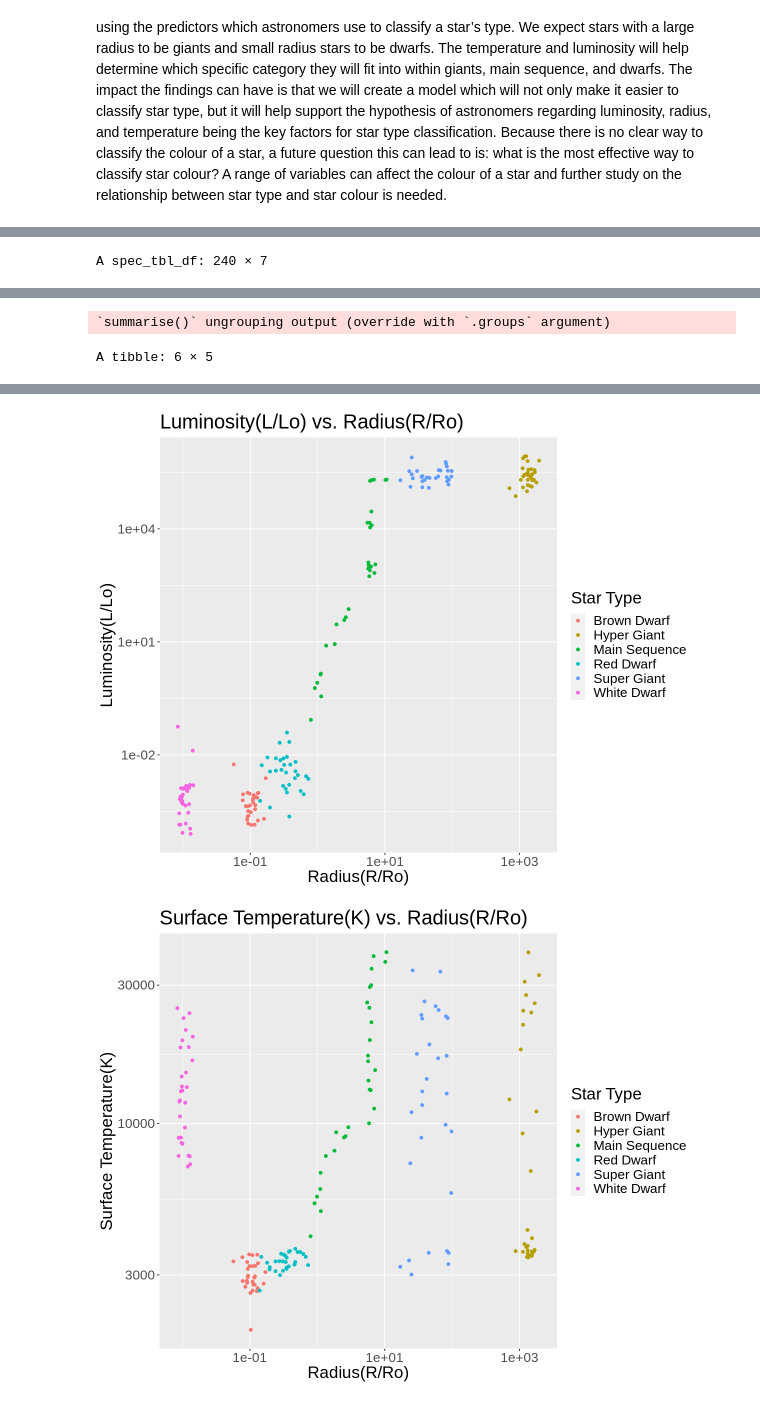
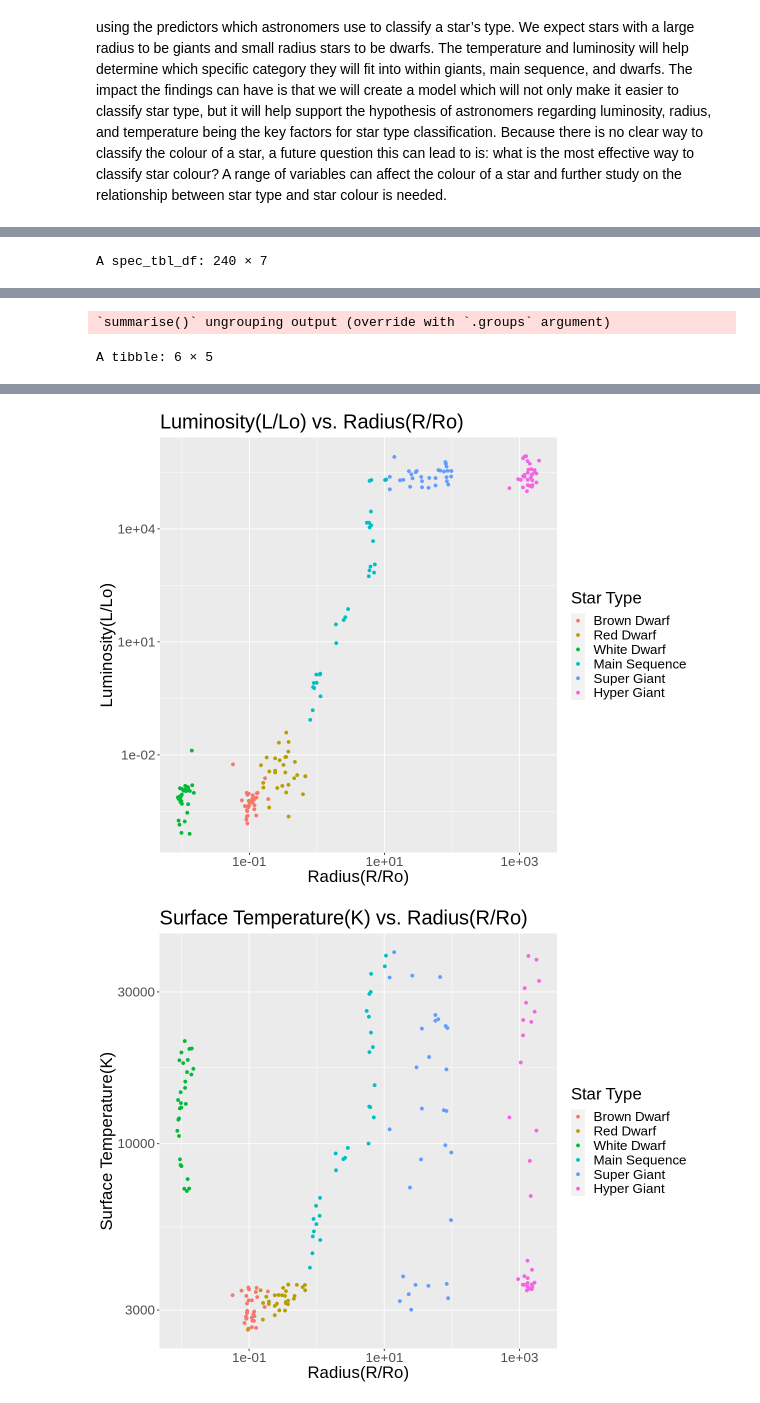
Before and after one commit to KarnS1o3/DSCI-project, a Jupyter notebook: Group_Project_proposal.ipynb, the cells around one changed output, grey strips where cells are left out. Drawn from its saved outputs; the diff is of its cells as text; code cells hidden in the pictures.

```diff
--- a/Group_Project_proposal.ipynb
+++ b/Group_Project_proposal.ipynb
@@ -43,7 +43,7 @@ star_data$star_type[star_data$star_type == 4] <- "Super Giant"
 star_data$star_type[star_data$star_type == 5] <- "Hyper Giant"
 
 star_data <- star_data %>%
-    mutate()
+    mutate(star_type = as_factor(star_type))
 
 star_data
 #Split the data into a training set and testing set
@@ -135,2 +135,2 @@ A tibble: 6 × 5
-[figure, old version]
+[figure, new version]
-[figure, old version]
+[figure, new version]
```
Also changed, not shown: parts of 1 cell of this notebook.
